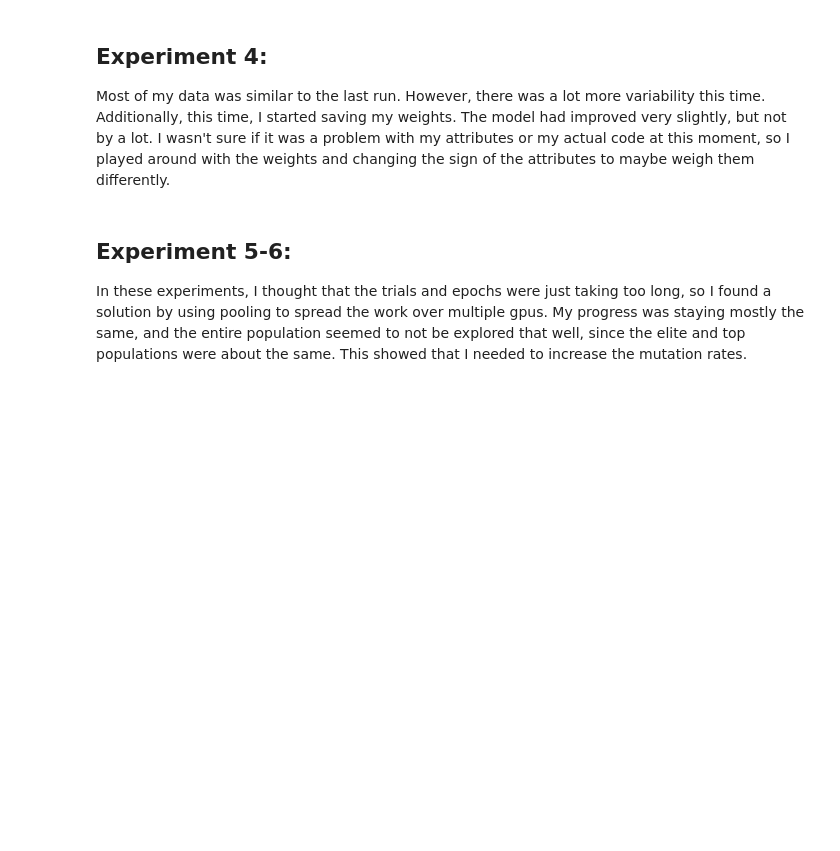
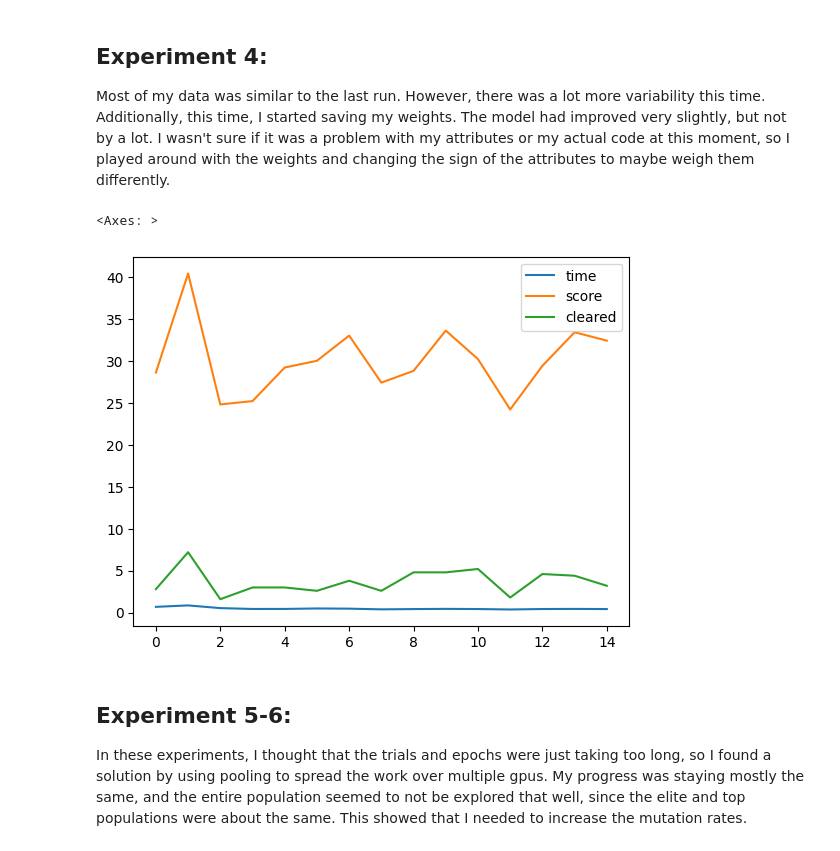
Before and after one commit to Kyra15/MachineLearningAHS, a Jupyter notebook: Project_6/Project_6.ipynb, the cells around one changed output. Saved outputs shown, nothing was run; the diff lists cells and outputs as text; code cells hidden in the pictures; blank space fills up the shorter version.

```diff
--- a/Project_6/Project_6.ipynb
+++ b/Project_6/Project_6.ipynb
@@ -204,6 +210,12 @@ This is when I began to log my data consistently. However, my model hadn't impro
 ## Experiment 4:
 
 Most of my data was similar to the last run. However, there was a lot more variability this time. Additionally, this time, I started saving my weights. The model had improved very slightly, but not by a lot. I wasn't sure if it was a problem with my attributes or my actual code at this moment, so I played around with the weights and changing the sign of the attributes to maybe weigh them differently.
+# %%
+df4 = pd.read_csv("tetris_a/src/exp4.csv")
+df4.plot.line()
+# %% [output]
+<Axes: >
+[figure, added]
 # %% [markdown]
 ## Experiment 5-6:
 
```
Also changed, not shown: parts of 21 cells of this notebook, 2 other files.
